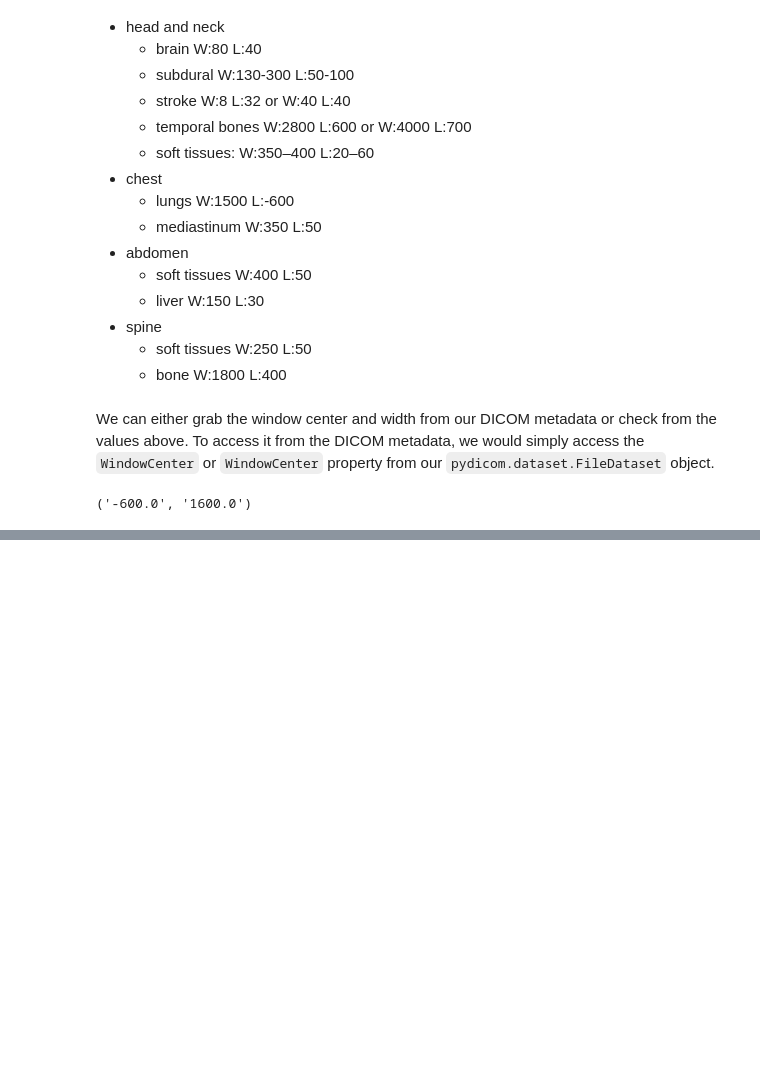
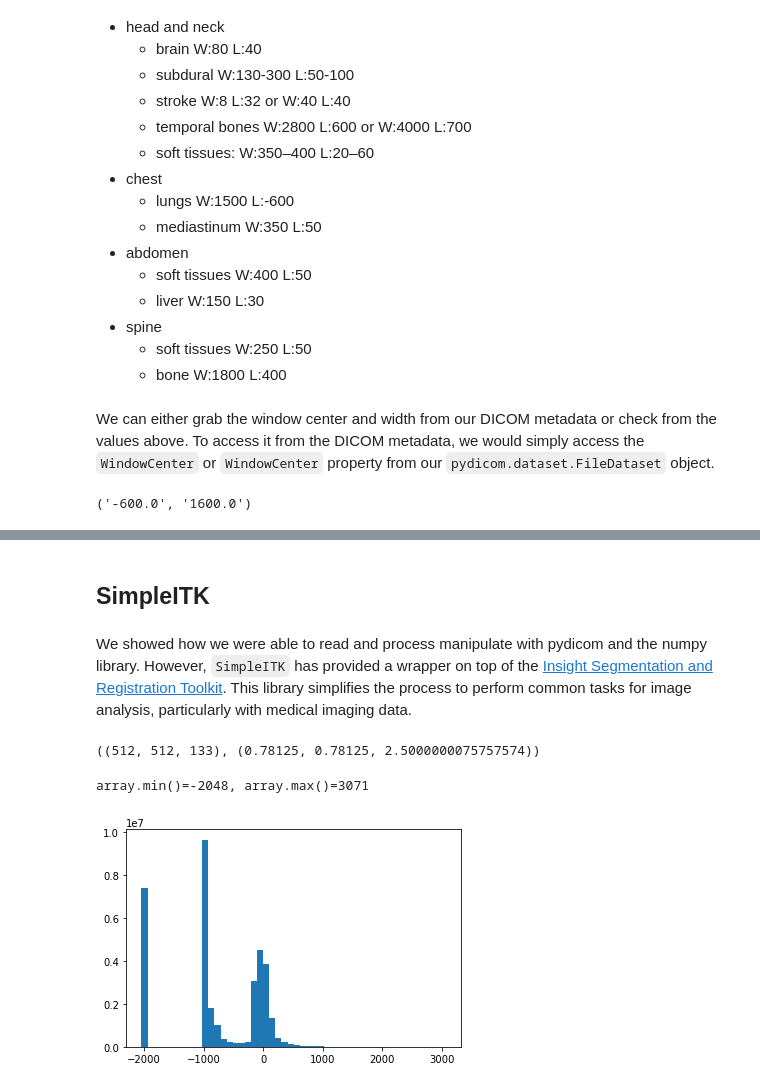
Before and after one commit to evandros-ks/fastblog, a Jupyter notebook: _notebooks/2022-04-21-Medical_Image_Preprocessing.ipynb, the cells around one changed output, grey strips where cells are left out. Saved outputs shown, nothing was run; the diff lists cells and outputs as text; code cells hidden in the pictures; blank space fills up the shorter version.

Commit message:
sitk

````diff
--- a/_notebooks/2022-04-21-Medical_Image_Preprocessing.ipynb
+++ b/_notebooks/2022-04-21-Medical_Image_Preprocessing.ipynb
@@ -331,0 +333,4 @@ width=1500
+# %% [markdown]
+## SimpleITK
+# %% [markdown]
+We showed how we were able to read and process manipulate with pydicom and the numpy library. However, ```SimpleITK``` has provided a wrapper on top of the [Insight Segmentation and Registration Toolkit](https://itk.org/). This library simplifies the process to perform common tasks for image analysis, particularly with medical imaging data.
@@ -331,0 +339,18 @@ width=1500
+# %%
+reader = sitk.ImageSeriesReader()
+dicom_names = reader.GetGDCMSeriesFileNames(str(dirs[1]))
+reader.SetFileNames(dicom_names)
+
+image = reader.Execute()
+image.GetSize(), image.GetSpacing()
+# %% [output]
+((512, 512, 133), (0.78125, 0.78125, 2.5000000075757574))
+# %%
+array = sitk.GetArrayFromImage(image)
+# %%
+plt.hist(array.ravel(), bins=50)
+print(f"{array.min()=}, {array.max()=}")
+plt.show()
+# %% [output]
+array.min()=-2048, array.max()=3071
+[figure, added]
````
Also changed, not shown: parts of 16 cells of this notebook.
